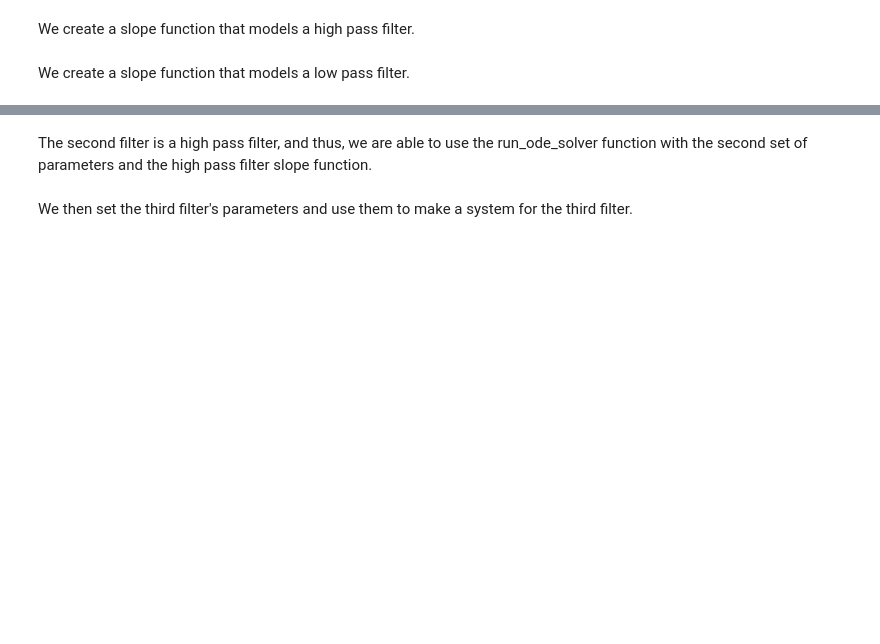
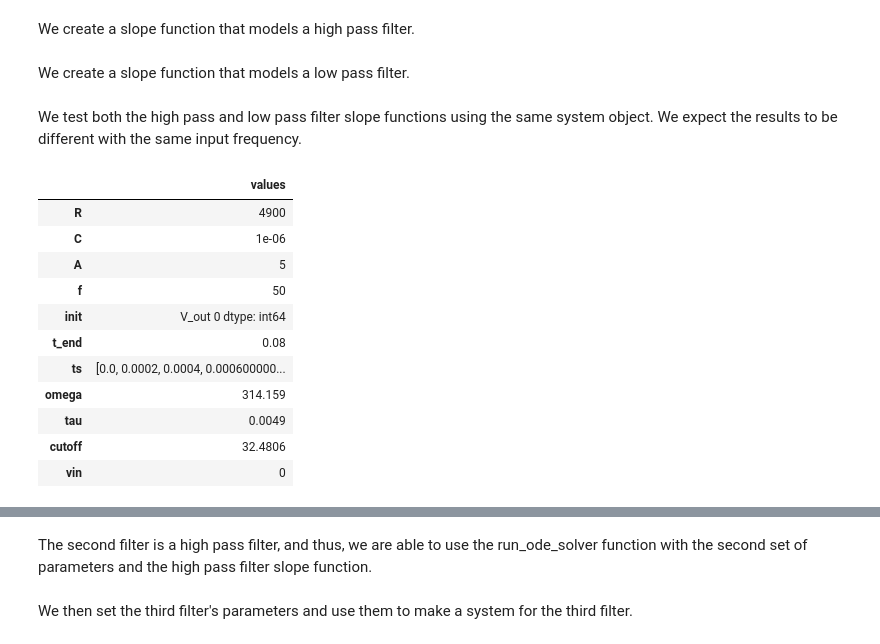
Before and after one commit to ThomasJagielski/ModSimPy, a Jupyter notebook: code/EKG Circuit Optimization Final.ipynb, the cells around one changed output, grey strips where cells are left out. Drawn from its saved outputs; the diff is of its cells as text; code cells hidden in the pictures; blank space fills up the shorter version.

```diff
--- a/code/EKG Circuit Optimization Final.ipynb
+++ b/code/EKG Circuit Optimization Final.ipynb
@@ -226,3 +232,20 @@ def slope_func_low_pass(state, t, system):
     dvoutdt = (vin(t) - vout) / (system.R * system.C)
 
     return dvoutdt
+# %% [markdown]
+We test both the high pass and low pass filter slope functions using the same system object.  We expect the results to be different with the same input frequency.
+# %%
+test_system = make_system(params1)
+# %% [output]
+|  | values |
+| R | 4900 |
+| C | 1e-06 |
+| A | 5 |
+| f | 50 |
+| init | V_out 0 dtype: int64 |
+| t_end | 0.08 |
+| ts | [0.0, 0.0002, 0.0004, 0.000600000... |
+| omega | 314.159 |
+| tau | 0.0049 |
+| cutoff | 32.4806 |
+| vin | 0 |
```
Also changed, not shown: parts of 28 cells of this notebook.
